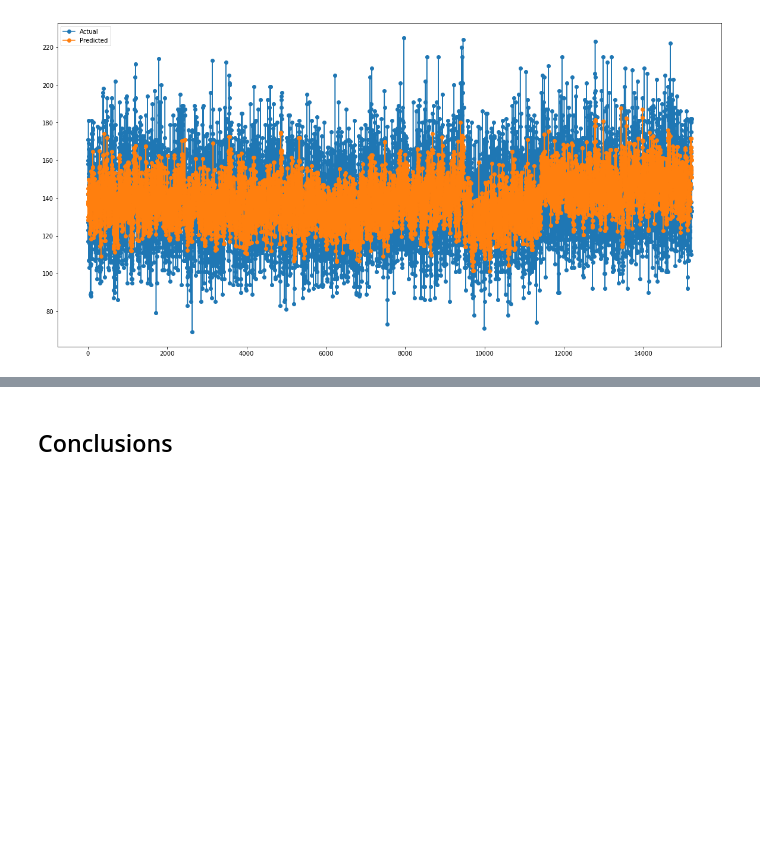
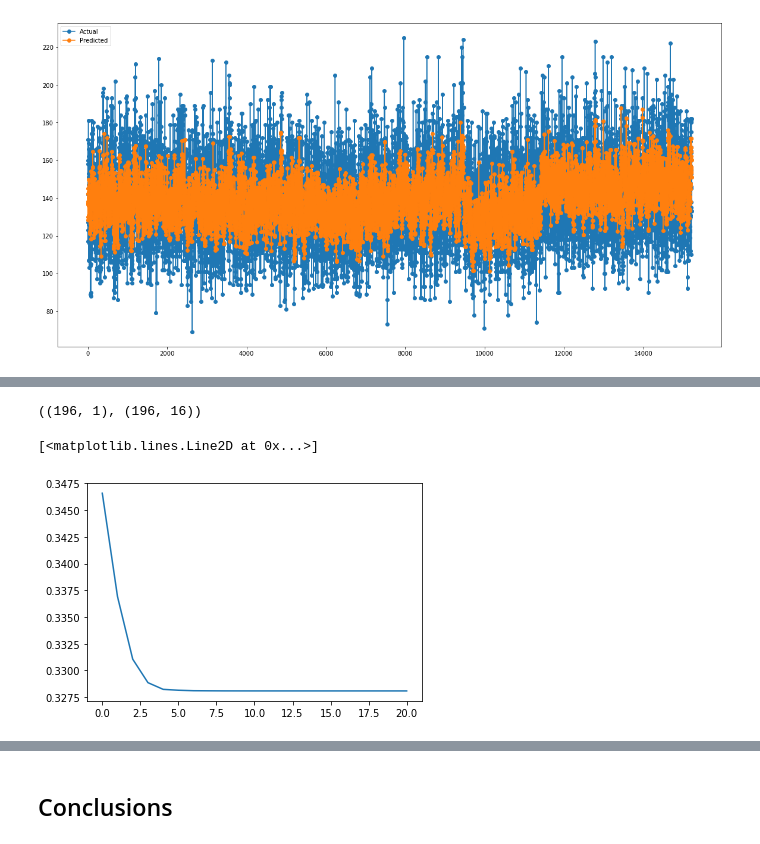
Before and after one commit to AndrewZimmerman/CS440_Project, a Jupyter notebook: project_writeup.ipynb, the cells around one changed output, grey strips where cells are left out. Saved outputs shown, nothing was run; the diff lists cells and outputs as text; code cells hidden in the pictures; blank space fills up the shorter version.

```diff
--- a/project_writeup.ipynb
+++ b/project_writeup.ipynb
@@ -112,0 +188,16 @@ plt.legend()
+# %%
+with open("classification_data.pkl","rb") as f:
+    trainAllData = pickle.load(f)
+trainAllTdata = trainAllData[:,-1]
+trainAllTdata = np.row_stack(trainAllTdata)
+trainAllXdata = trainAllData[:,0:-1]
+trainAllTdata.shape, trainAllXdata.shape
+# %% [output]
+((196, 1), (196, 16))
+# %%
+nnet = nn.NeuralNetworkClassifier(trainAllXdata.shape[1], [0], trainAllTdata.shape[1]+1)
+nnet.train(trainAllXdata, trainAllTdata, 20)
+plt.plot(nnet.getErrorTrace())
+# %% [output]
+[<matplotlib.lines.Line2D at 0x...>]
+[figure, added]
```
Also changed, not shown: parts of 14 cells of this notebook.
